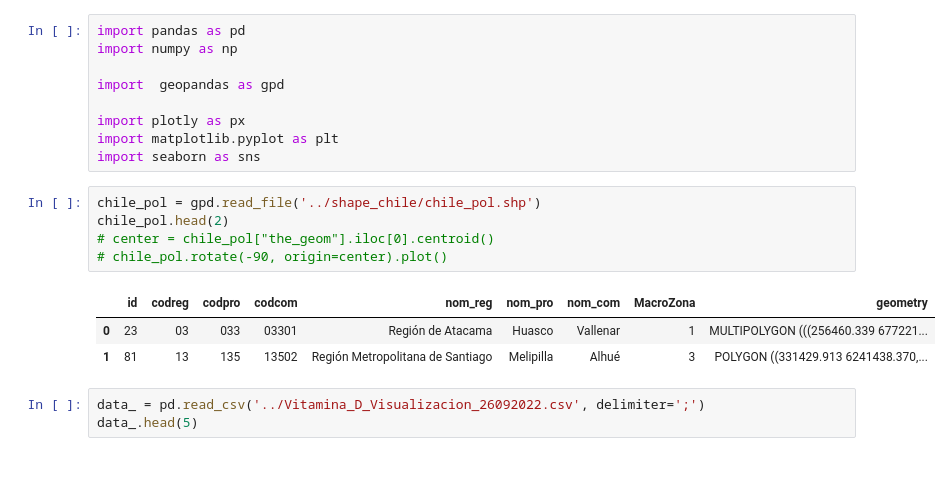
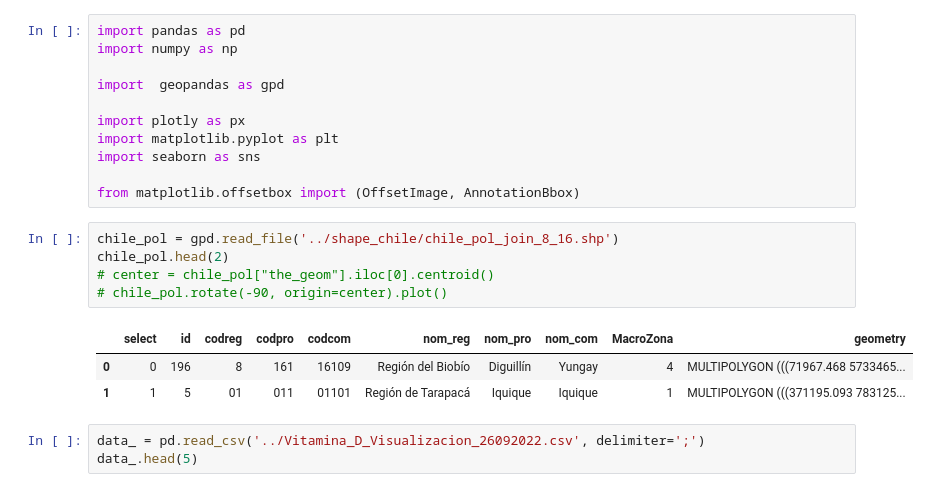
Before and after one commit to wilderhp/VitaminaD, a Jupyter notebook: notebook/tendencia.ipynb, the cells around one changed output. Saved outputs shown, nothing was run; the diff lists cells and outputs as text.

```diff
--- a/notebook/tendencia.ipynb
+++ b/notebook/tendencia.ipynb
@@ -7,15 +7,17 @@ import  geopandas as gpd
 import plotly as px
 import matplotlib.pyplot as plt
 import seaborn as sns
+
+from matplotlib.offsetbox import (OffsetImage, AnnotationBbox)
 # %%
-chile_pol = gpd.read_file('../shape_chile/chile_pol.shp')
+chile_pol = gpd.read_file('../shape_chile/chile_pol_join_8_16.shp')
 chile_pol.head(2)
 # center = chile_pol["the_geom"].iloc[0].centroid()
 # chile_pol.rotate(-90, origin=center).plot()
 # %% [output]
-|  | id | codreg | codpro | codcom | nom_reg | nom_pro | nom_com | MacroZona | geometry |
-| 0 | 23 | 03 | 033 | 03301 | Región de Atacama | Huasco | Vallenar | 1 | MULTIPOLYGON (((256460.339 677221... |
-| 1 | 81 | 13 | 135 | 13502 | Región Metropolitana de Santiago | Melipilla | Alhué | 3 | POLYGON ((331429.913 6241438.370,... |
+|  | select | id | codreg | codpro | codcom | nom_reg | nom_pro | nom_com | MacroZona | geometry |
+| 0 | 0 | 196 | 8 | 161 | 16109 | Región del Biobío | Diguillín | Yungay | 4 | MULTIPOLYGON (((71967.468 5733465... |
+| 1 | 1 | 5 | 01 | 011 | 01101 | Región de Tarapacá | Iquique | Iquique | 1 | MULTIPOLYGON (((371195.093 783125... |
 # %%
 data_ = pd.read_csv('../Vitamina_D_Visualizacion_26092022.csv', delimiter=';')
 data_.head(5)
```
Also changed, not shown: parts of 34 cells of this notebook, 35 other files.
